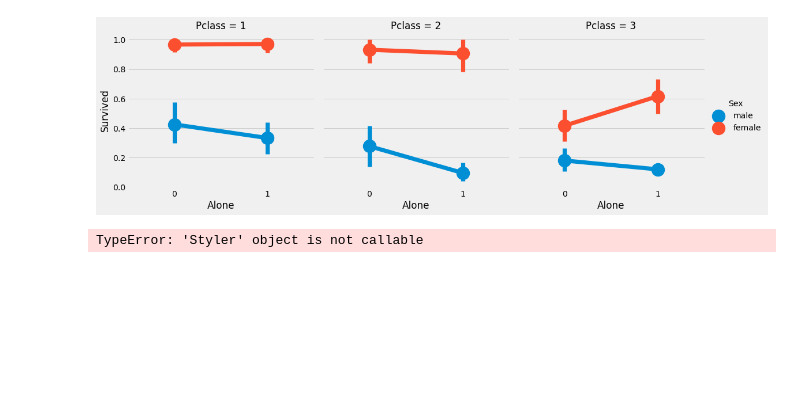
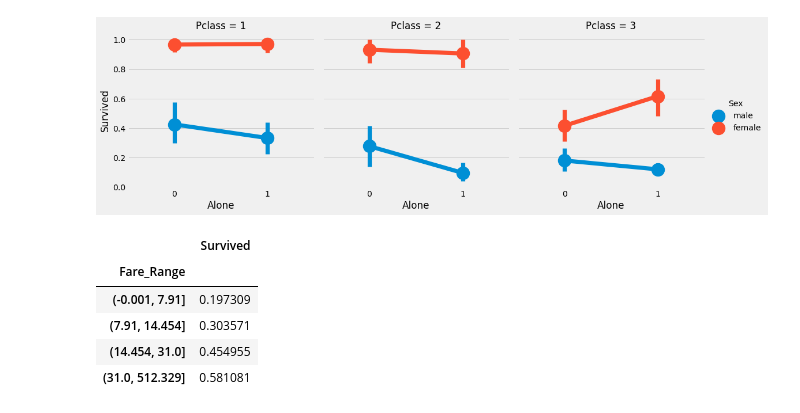
Before and after one commit to gks4478/TIL, a Jupyter notebook: EDA To Prediction(DieTanic)_transcription.ipynb, the cells around one changed output. Saved outputs shown, nothing was run; the diff lists cells and outputs as text; code cells hidden in the pictures; blank space fills up the shorter version.

```diff
--- a/EDA To Prediction(DieTanic)_transcription.ipynb
+++ b/EDA To Prediction(DieTanic)_transcription.ipynb
@@ -367,9 +367,15 @@ plt.show()
 # %%
 # Fare
 # qcut: 연속형 데이터를 특정 개수 또는 범위로 분할하는 역할을 한다.
 # 예를 들어 0부터 100까지의 숫자가 담긴 데이터를 4개의 구간으로 나눈다고 할 때
 # 데이터 분포에 따라서 각 구간의 범위를 조절하여 균등하게 분하랳준다.
-# 오늘은 여기까지
-# https://www.kaggle.com/code/ash316/eda-to-prediction-dietanic/notebook
+
+data['Fare_Range']= pd.qcut(data['Fare'],4)
+data.groupby(['Fare_Range'])['Survived'].mean().to_frame().style.background_gradient(cmap= 'summer_r')
 # %% [output]
-TypeError: 'Styler' object is not callable
+|  | Survived |
+| Fare_Range |  |
+| (-0.001, 7.91] | 0.197309 |
+| (7.91, 14.454] | 0.303571 |
+| (14.454, 31.0] | 0.454955 |
+| (31.0, 512.329] | 0.581081 |
```
Also changed, not shown: parts of 18 cells of this notebook.
